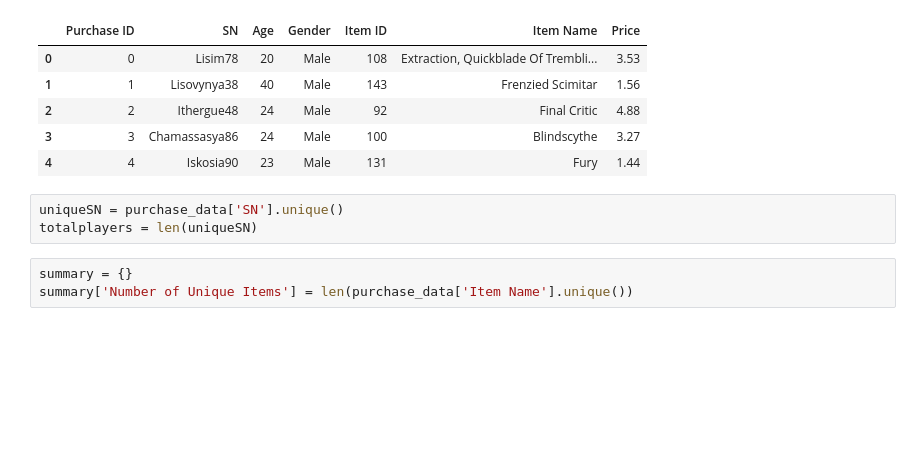
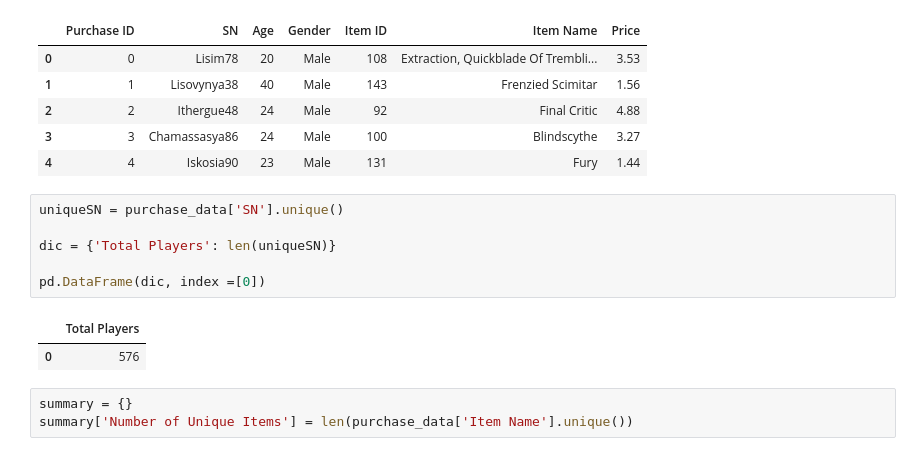
Before and after one commit to FernB/pandas-challenge, a Jupyter notebook: HeroesOfPymoli/Untitled.ipynb, the cells around one changed output. Cells and saved outputs as stored; diff of their text form; blank space fills up the shorter version.

```diff
--- a/HeroesOfPymoli/Untitled.ipynb
+++ b/HeroesOfPymoli/Untitled.ipynb
@@ -15,7 +17,13 @@ purchase_data.head()
 | 4 | 4 | Iskosia90 | 23 | Male | 131 | Fury | 1.44 |
 # %%
 uniqueSN = purchase_data['SN'].unique()
-totalplayers = len(uniqueSN)
+
+dic = {'Total Players': len(uniqueSN)}
+
+pd.DataFrame(dic, index =[0])
+# %% [output]
+|  | Total Players |
+| 0 | 576 |
 # %%
 summary = {}
 summary['Number of Unique Items'] = len(purchase_data['Item Name'].unique())
```
Also changed, not shown: parts of 6 cells of this notebook.
